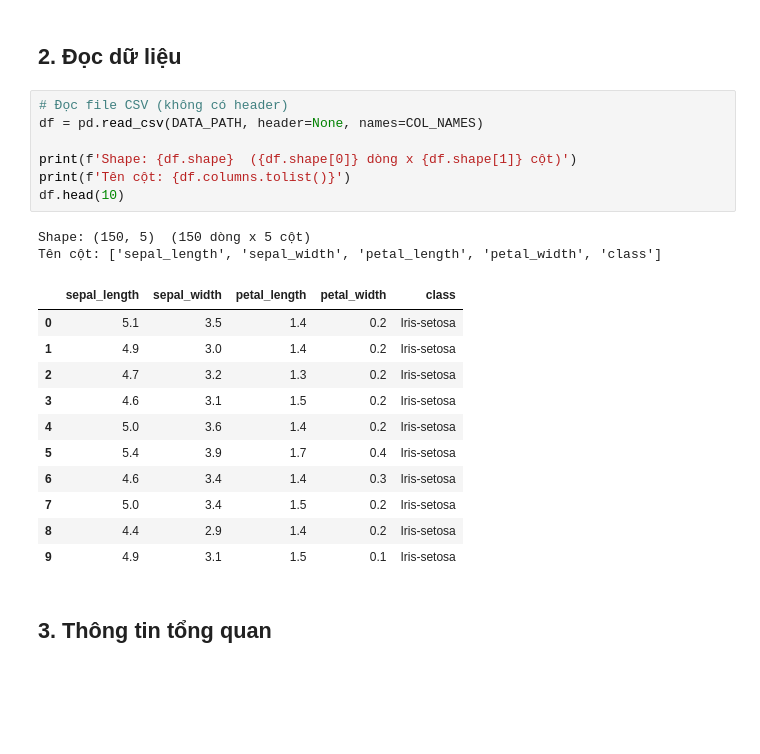
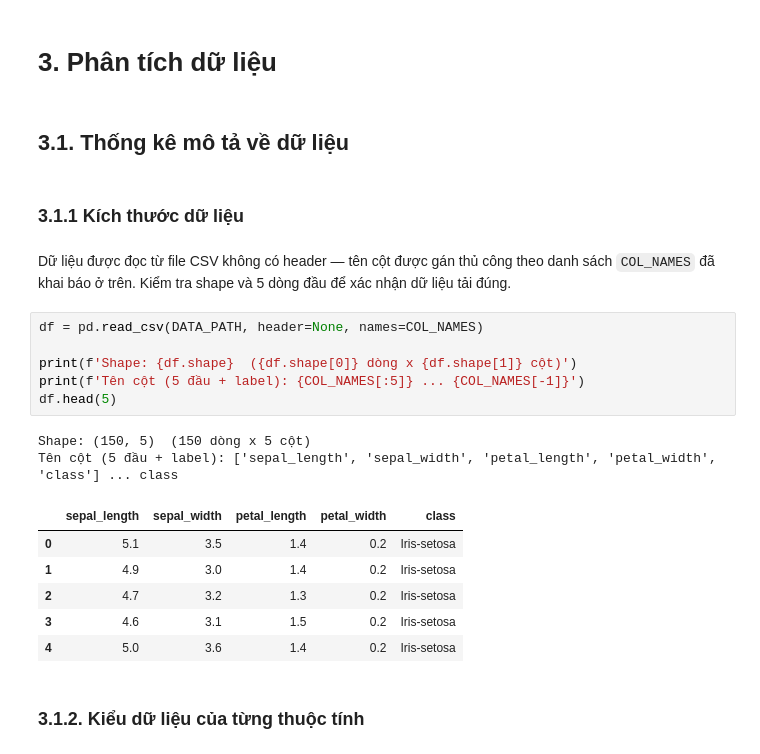
Before and after one commit to Longcodepro/final-project-CSTTNT-, a Jupyter notebook: irisClassification/prj/01_eda.ipynb, the cells around one changed output. Saved outputs shown, nothing was run; the diff lists cells and outputs as text; blank space fills up the shorter version.

```diff
--- a/irisClassification/prj/01_eda.ipynb
+++ b/irisClassification/prj/01_eda.ipynb
@@ -71,28 +110,29 @@ print(f'   Tỉ lệ test     : {TEST_SIZE}')
 # %% [markdown]
-## 2. Đọc dữ liệu
+# 3. Phân tích dữ liệu
+# %% [markdown]
+## 3.1. Thống kê mô tả về dữ liệu
+# %% [markdown]
+### 3.1.1 Kích thước dữ liệu
+# %% [markdown]
+Dữ liệu được đọc từ file CSV không có header — tên cột được gán thủ công theo danh sách
+`COL_NAMES` đã khai báo ở trên. Kiểm tra shape và 5 dòng đầu để xác nhận dữ liệu tải đúng.
 # %%
-# Đọc file CSV (không có header)
 df = pd.read_csv(DATA_PATH, header=None, names=COL_NAMES)
 
 print(f'Shape: {df.shape}  ({df.shape[0]} dòng x {df.shape[1]} cột)')
-print(f'Tên cột: {df.columns.tolist()}')
-df.head(10)
+print(f'Tên cột (5 đầu + label): {COL_NAMES[:5]} ... {COL_NAMES[-1]}')
+df.head(5)
 # %% [output]
 Shape: (150, 5)  (150 dòng x 5 cột)
-Tên cột: ['sepal_length', 'sepal_width', 'petal_length', 'petal_width', 'class']
+Tên cột (5 đầu + label): ['sepal_length', 'sepal_width', 'petal_length', 'petal_width', 'class'] ... class
 |  | sepal_length | sepal_width | petal_length | petal_width | class |
 | 0 | 5.1 | 3.5 | 1.4 | 0.2 | Iris-setosa |
 | 1 | 4.9 | 3.0 | 1.4 | 0.2 | Iris-setosa |
 | 2 | 4.7 | 3.2 | 1.3 | 0.2 | Iris-setosa |
 | 3 | 4.6 | 3.1 | 1.5 | 0.2 | Iris-setosa |
 | 4 | 5.0 | 3.6 | 1.4 | 0.2 | Iris-setosa |
-| 5 | 5.4 | 3.9 | 1.7 | 0.4 | Iris-setosa |
-| 6 | 4.6 | 3.4 | 1.4 | 0.3 | Iris-setosa |
-| 7 | 5.0 | 3.4 | 1.5 | 0.2 | Iris-setosa |
-| 8 | 4.4 | 2.9 | 1.4 | 0.2 | Iris-setosa |
-| 9 | 4.9 | 3.1 | 1.5 | 0.1 | Iris-setosa |
-# %% [markdown]
-## 3. Thông tin tổng quan
+# %% [markdown]
+### 3.1.2. Kiểu dữ liệu của từng thuộc tính
 # %%
 print('=== THÔNG TIN DATASET ===')
 df.info()
```
Also changed, not shown: parts of 65 cells of this notebook, 8 other files.
